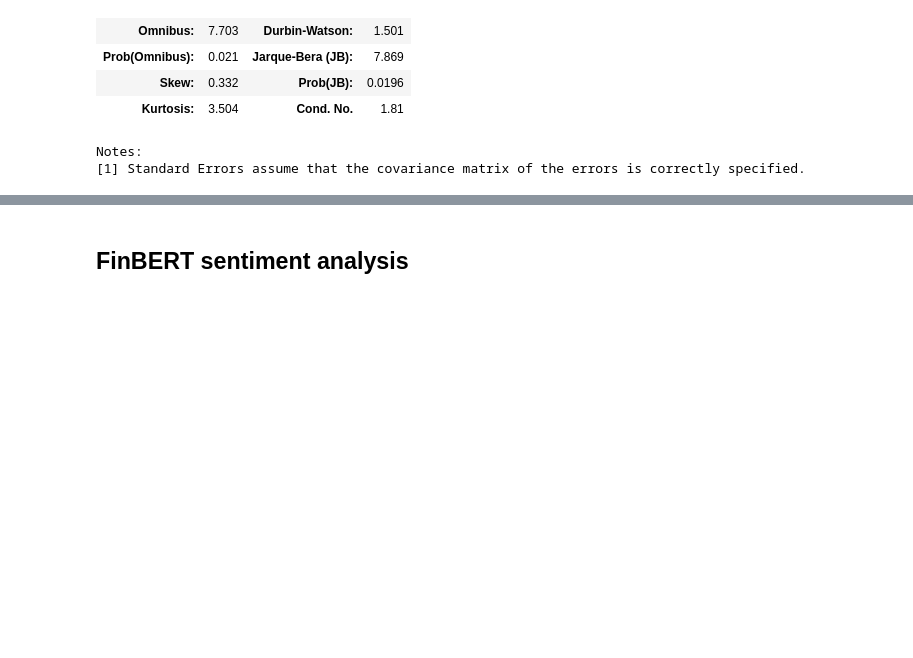
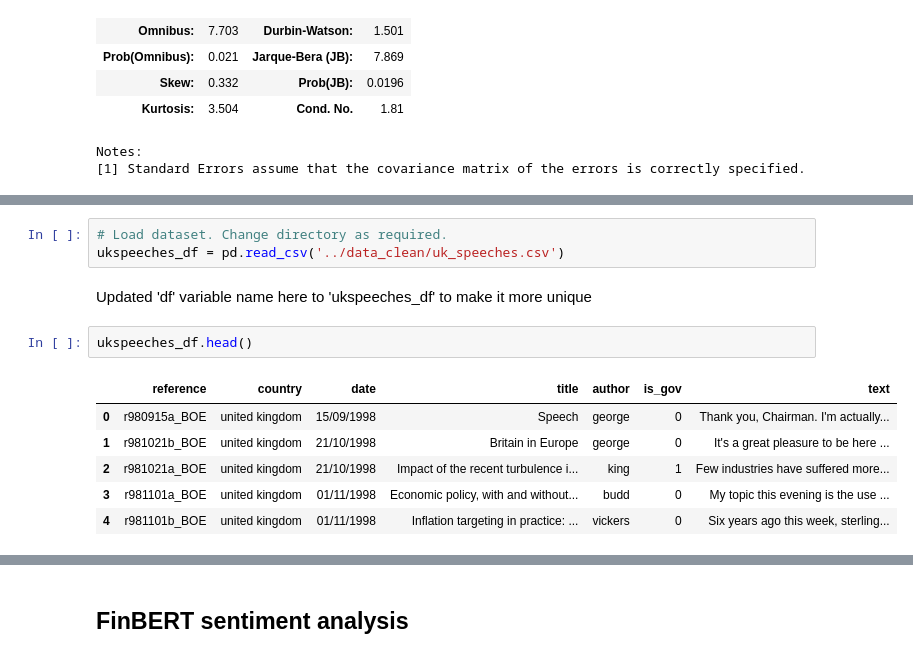
Before and after one commit to tobiajenifuja/BoE_Sentiment_Analysis, a Jupyter notebook: notebooks/insightnexus_master_notebook.ipynb, the cells around one changed output, grey strips where cells are left out. Cells and saved outputs as stored; diff of their text form; blank space fills up the shorter version.

```diff
--- a/notebooks/insightnexus_master_notebook.ipynb
+++ b/notebooks/insightnexus_master_notebook.ipynb
@@ -796,0 +827,14 @@ Notes:
+# %%
+# Load dataset. Change directory as required.
+ukspeeches_df = pd.read_csv('../data_clean/uk_speeches.csv')
+# %% [markdown]
+Updated 'df' variable name here to 'ukspeeches_df' to make it more unique
+# %%
+ukspeeches_df.head()
+# %% [output]
+|  | reference | country | date | title | author | is_gov | text |
+| 0 | r980915a_BOE | united kingdom | 15/09/1998 | Speech | george | 0 | Thank you, Chairman. I'm actually... |
+| 1 | r981021b_BOE | united kingdom | 21/10/1998 | Britain in Europe | george | 0 | It's a great pleasure to be here ... |
+| 2 | r981021a_BOE | united kingdom | 21/10/1998 | Impact of the recent turbulence i... | king | 1 | Few industries have suffered more... |
+| 3 | r981101a_BOE | united kingdom | 01/11/1998 | Economic policy, with and without... | budd | 0 | My topic this evening is the use ... |
+| 4 | r981101b_BOE | united kingdom | 01/11/1998 | Inflation targeting in practice: ... | vickers | 0 | Six years ago this week, sterling... |
```
Also changed, not shown: parts of 20 cells of this notebook, 5 other files.
